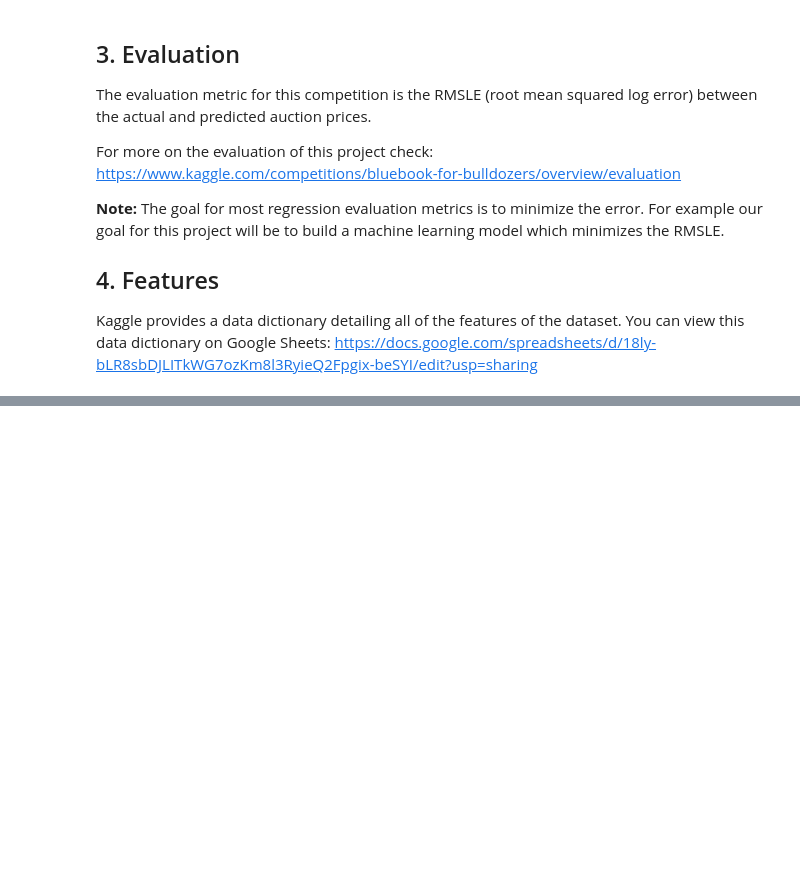
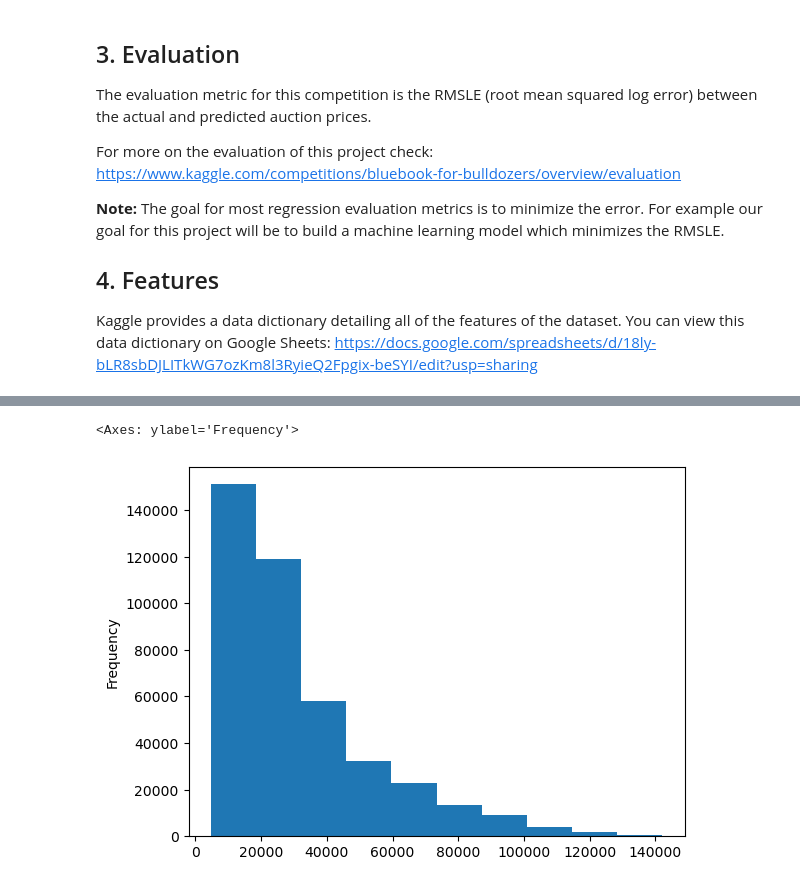
Before and after one commit to N1ckPed/machine-learning-projects, a Jupyter notebook: bulldozer-price-prediction-project/end-to-end-bulldozer-price-regression.ipynb, the cells around one changed output, grey strips where cells are left out. Cells and saved outputs as stored; diff of their text form; code cells hidden in the pictures; blank space fills up the shorter version.

```diff
--- a/bulldozer-price-prediction-project/end-to-end-bulldozer-price-regression.ipynb
+++ b/bulldozer-price-prediction-project/end-to-end-bulldozer-price-regression.ipynb
@@ -37,0 +119,5 @@ import sklearn
+# %%
+df.SalePrice.plot.hist()
+# %% [output]
+<Axes: ylabel='Frequency'>
+[figure, added]
```
Also changed, not shown: parts of 12 cells of this notebook.
